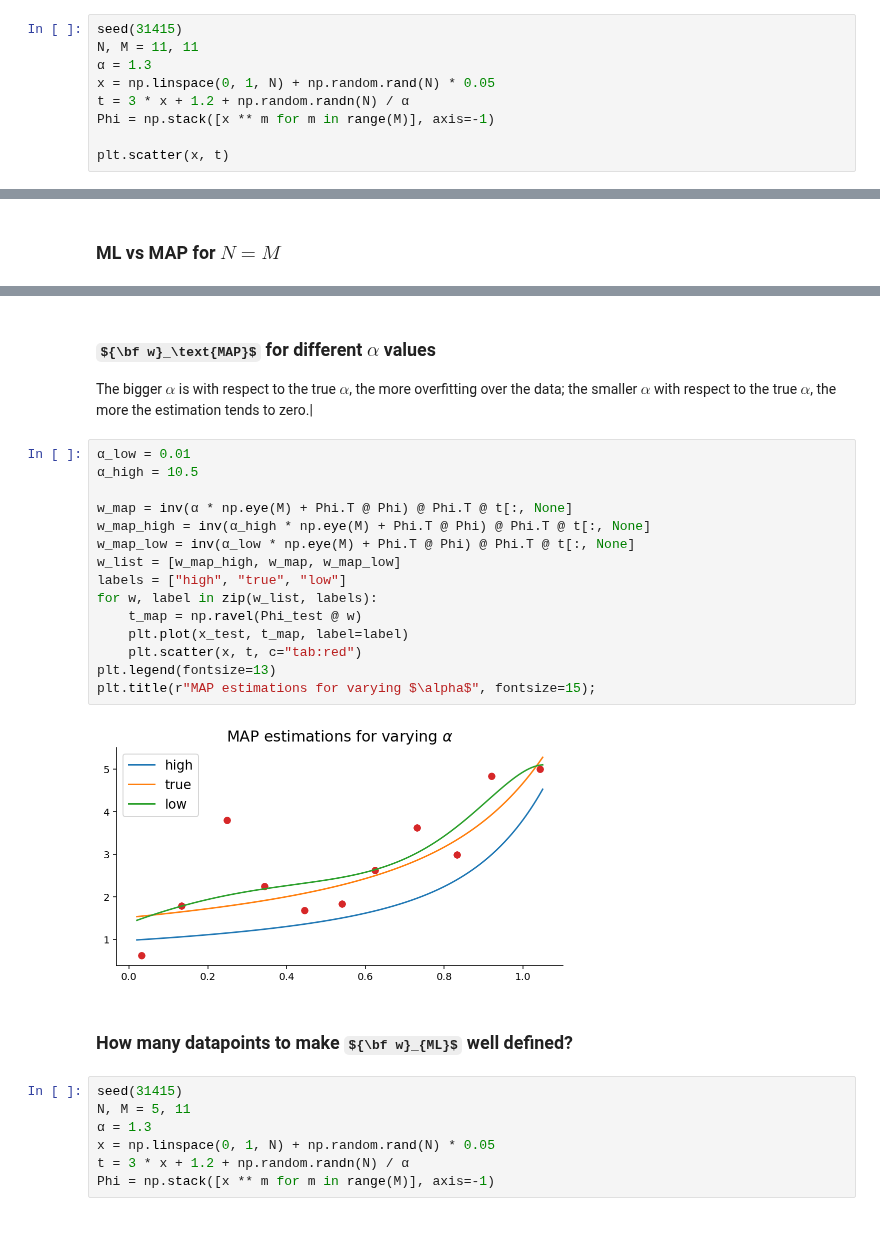
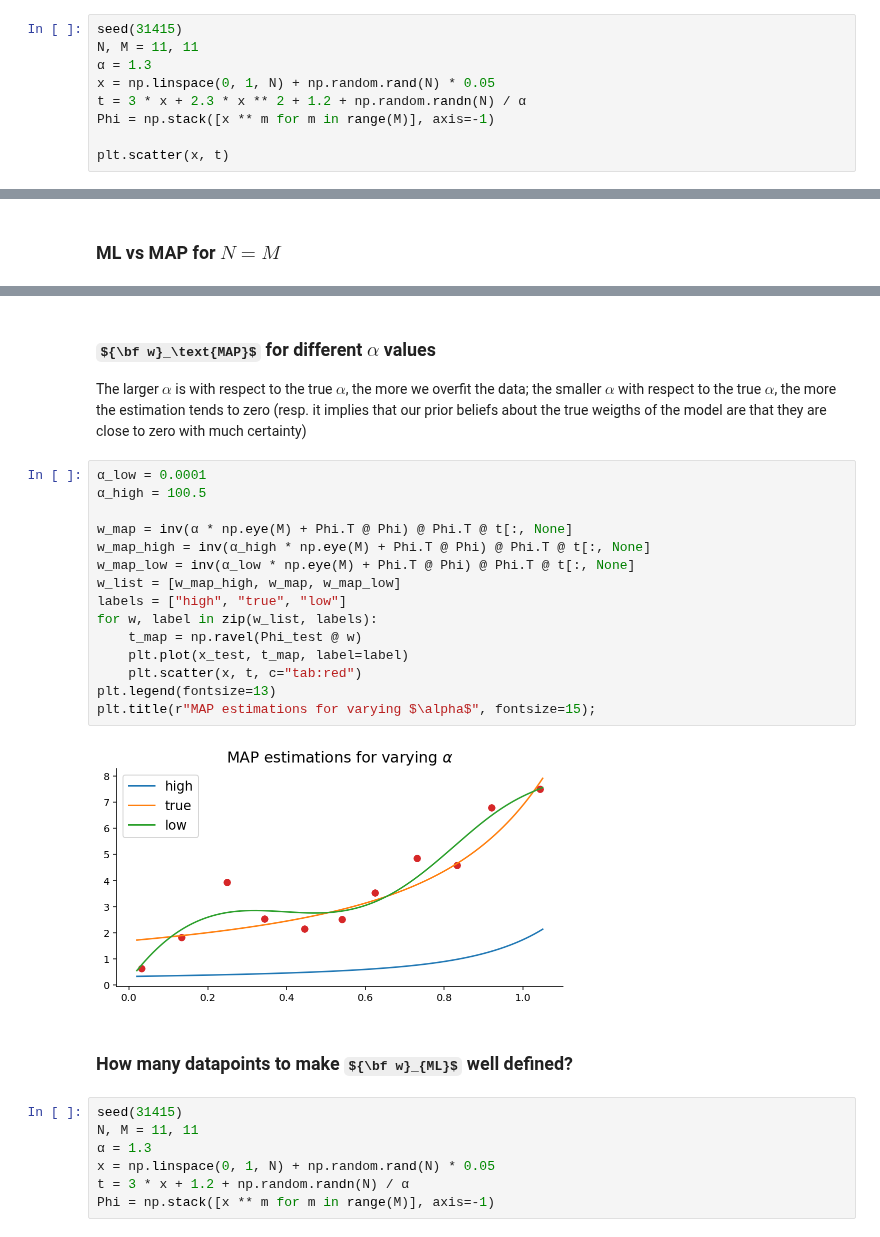
Before and after one commit to gerdm/prml, a Jupyter notebook: chapter03/ml-vs-map.ipynb, the cells around one changed output, grey strips where cells are left out. Cells and saved outputs as stored; diff of their text form; some formulas as TeX source.

```diff
--- a/chapter03/ml-vs-map.ipynb
+++ b/chapter03/ml-vs-map.ipynb
@@ -20,7 +20,7 @@ seed(31415)
 N, M = 11, 11
 α = 1.3
 x = np.linspace(0, 1, N) + np.random.rand(N) * 0.05
-t = 3 * x + 1.2 + np.random.randn(N) / α
+t = 3 * x + 2.3 * x ** 2 + 1.2 + np.random.randn(N) / α
 Phi = np.stack([x ** m for m in range(M)], axis=-1)
 
 plt.scatter(x, t)
@@ -76,29 +76,29 @@ plt.legend(fontsize=13);
 # %% [markdown]
 ### ${\bf w}_\text{MAP}$ for different $\alpha$ values
 
-The bigger $\alpha$ is with respect to the true $\alpha$, the more overfitting over the data; the smaller $\alpha$ with respect to the true $\alpha$, the more the estimation tends to zero.|
+The larger $\alpha$ is with respect to the true $\alpha$, the more we overfit the data; the smaller $\alpha$ with respect to the true $\alpha$, the more the estimation tends to zero (resp. it implies that our prior beliefs about the true weigths of the model are that they are close to zero with much certainty)
 # %%
-α_low = 0.01
-α_high = 10.5
+α_low = 0.0001
+α_high = 100.5
 
 w_map = inv(α * np.eye(M) + Phi.T @ Phi) @ Phi.T @ t[:, None]
 w_map_high = inv(α_high * np.eye(M) + Phi.T @ Phi) @ Phi.T @ t[:, None]
 w_map_low = inv(α_low * np.eye(M) + Phi.T @ Phi) @ Phi.T @ t[:, None]
 w_list = [w_map_high, w_map, w_map_low]
 labels = ["high", "true", "low"]
 for w, label in zip(w_list, labels):
     t_map = np.ravel(Phi_test @ w)
     plt.plot(x_test, t_map, label=label)
     plt.scatter(x, t, c="tab:red")
 plt.legend(fontsize=13)
 plt.title(r"MAP estimations for varying $\alpha$", fontsize=15);
 # %% [output]
-[figure, old version]
+[figure, new version]
 # %% [markdown]
 ### How many datapoints to make ${\bf w}_{ML}$ well defined?
 # %%
 seed(31415)
-N, M = 5, 11
+N, M = 11, 11
 α = 1.3
 x = np.linspace(0, 1, N) + np.random.rand(N) * 0.05
 t = 3 * x + 1.2 + np.random.randn(N) / α
```
Also changed, not shown: parts of 8 cells of this notebook.
